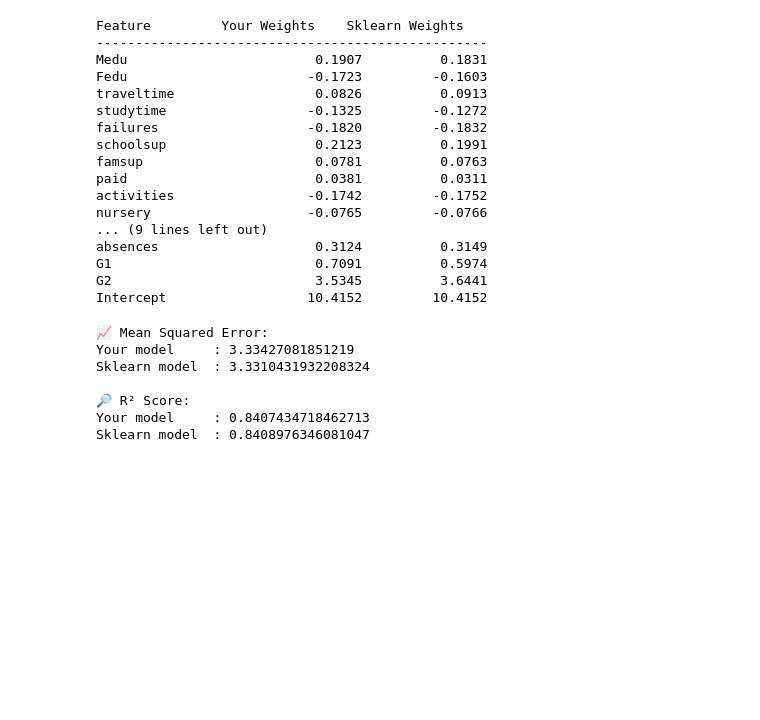
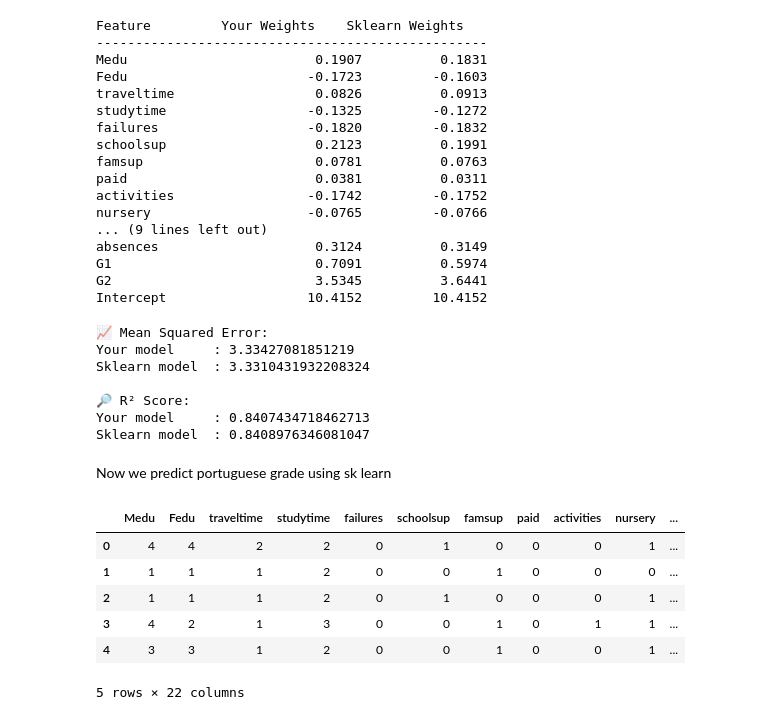
Before and after one commit to manan35122/Predicting-Student-Academic-Performance-Using-Socioeconomic-and-Psychological-Factors, a Jupyter notebook: main.ipynb, the cells around one changed output. Cells and saved outputs as stored; diff of their text form; code cells hidden in the pictures; blank space fills up the shorter version.

```diff
--- a/main.ipynb
+++ b/main.ipynb
@@ -174,3 +175,16 @@ Sklearn model  : 3.3310431932208324
 🔎 R² Score:
 Your model     : 0.8407434718462713
 Sklearn model  : 0.8408976346081047
+# %% [markdown]
+Now we predict portuguese grade using sk learn
+# %%
+for col in binary_cols:
+    df_por[col] = df_por[col].map({'yes':1, 'no':0})
+# %% [output]
+|  | Medu | Fedu | traveltime | studytime | failures | schoolsup | famsup | paid | activities | nursery | ... |
+| 0 | 4 | 4 | 2 | 2 | 0 | 1 | 0 | 0 | 0 | 1 | ... |
+| 1 | 1 | 1 | 1 | 2 | 0 | 0 | 1 | 0 | 0 | 0 | ... |
+| 2 | 1 | 1 | 1 | 2 | 0 | 1 | 0 | 0 | 0 | 1 | ... |
+| 3 | 4 | 2 | 1 | 3 | 0 | 0 | 1 | 0 | 1 | 1 | ... |
+| 4 | 3 | 3 | 1 | 2 | 0 | 0 | 1 | 0 | 0 | 1 | ... |
+5 rows × 22 columns
```
Also changed, not shown: parts of 9 cells of this notebook.
